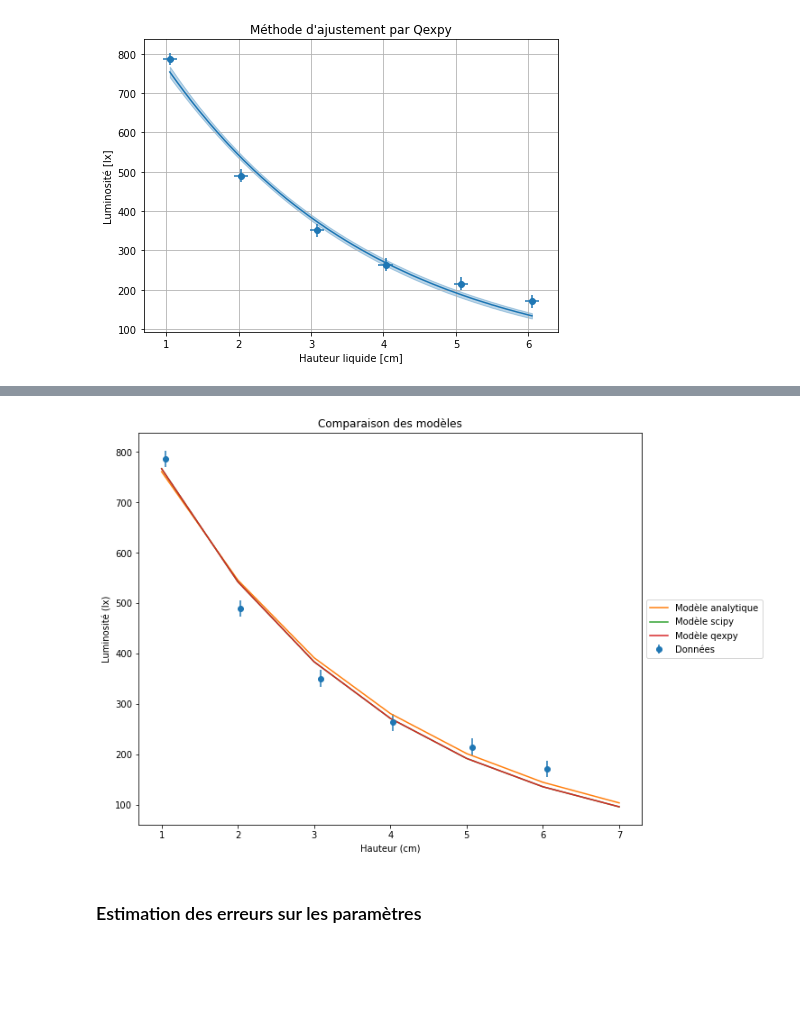
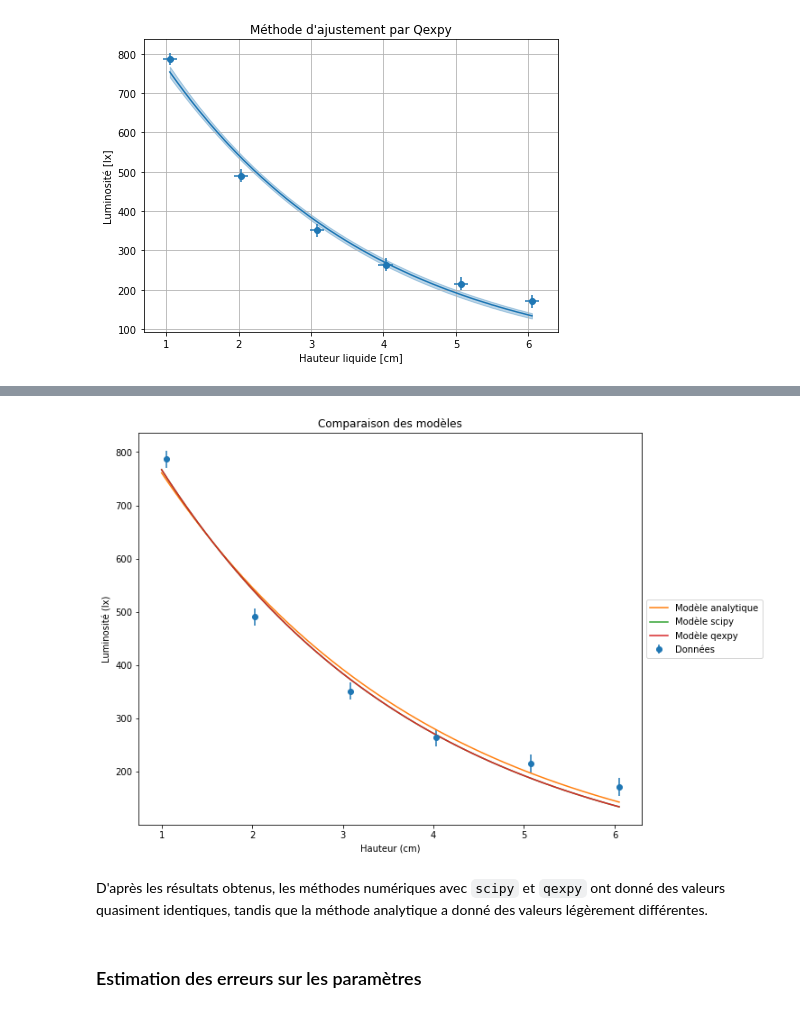
Before and after one commit to kmiloarguello/kmiloarguello.github.io, a Jupyter notebook: phyca/content/LU2PY215/TP/TP5/TP5.ipynb, the cells around one changed output, grey strips where cells are left out. Drawn from its saved outputs; the diff is of its cells as text; code cells hidden in the pictures; blank space fills up the shorter version.

```diff
--- a/phyca/content/LU2PY215/TP/TP5/TP5.ipynb
+++ b/phyca/content/LU2PY215/TP/TP5/TP5.ipynb
@@ -274,7 +274,7 @@ def chi2(params, x, y, dy):
   return np.sum(((y - f(x, I_O, mu)) / dy)**2)
 
 # Minimisation
-params0 = [1, 10]
+params0 = np.array([1, 1000])
 result = minimize(chi2, params0, args=(heights, luminosites, luminosite_uncertainty))
 
 mu, I_O = result.x
@@ -286,7 +286,7 @@ y_scipy = {
 display(Math(r'I_0 = {:.2f} \, \text{{lx}}'.format(I_O)))
 display(Math(r'\mu = {:.2f} \, \text{{cm}}^{{-1}}'.format(mu)))
 
-x = np.linspace(1, 7, 10)
+x = np.linspace(1, heights[len(heights) - 1], 100)
 y = f(x, I_O, mu)
 
 plt.errorbar(heights, luminosites, yerr=luminosite_uncertainty, fmt='o', label='Données')
@@ -337,29 +347,31 @@ De même que les deux méthodes précédentes, on a obtenu une valeur proche de
 # %%
 ## Comparaison des modèles
-x = np.linspace(1, 7, 100)
+x = np.linspace(1, heights[len(heights) - 1], 100)
 I_best = lambda I_O, mu, x: I_O * np.exp(-mu * x)
 
 # Methode analytique
 I_analytique = I_best(y_analytique['I_0'], y_analytique['mu'], x)
 
 # Methode scipy
 I_scipy = I_best(y_scipy['I_0'], y_scipy['mu'], x)
 
 # Methode qexpy
 I_qexpy = I_best(y_qexpy['I_0'], y_qexpy['mu'], x)
 
 plt.figure(figsize=(10, 8))
 plt.errorbar(heights, luminosites, yerr=luminosite_uncertainty, fmt='o', label='Données')
 plt.plot(x, I_analytique, label='Modèle analytique')
 plt.plot(x, I_scipy, label='Modèle scipy')
 plt.plot(x, I_qexpy, label='Modèle qexpy')
 plt.title('Comparaison des modèles')
 plt.xlabel('Hauteur (cm)')
 plt.ylabel('Luminosité (lx)')
 plt.legend(loc='center left', bbox_to_anchor=(1, 0.5))
 plt.show()
 # %% [output]
-[figure, old version]
+[figure, new version]
+# %% [markdown]
+D'après les résultats obtenus, les méthodes numériques avec `scipy` et `qexpy` ont donné des valeurs quasiment identiques, tandis que la méthode analytique a donné des valeurs légèrement différentes.
 # %% [markdown]
 ### Estimation des erreurs sur les paramètres
 # %% [markdown]
```
Also changed, not shown: parts of 11 cells of this notebook.
